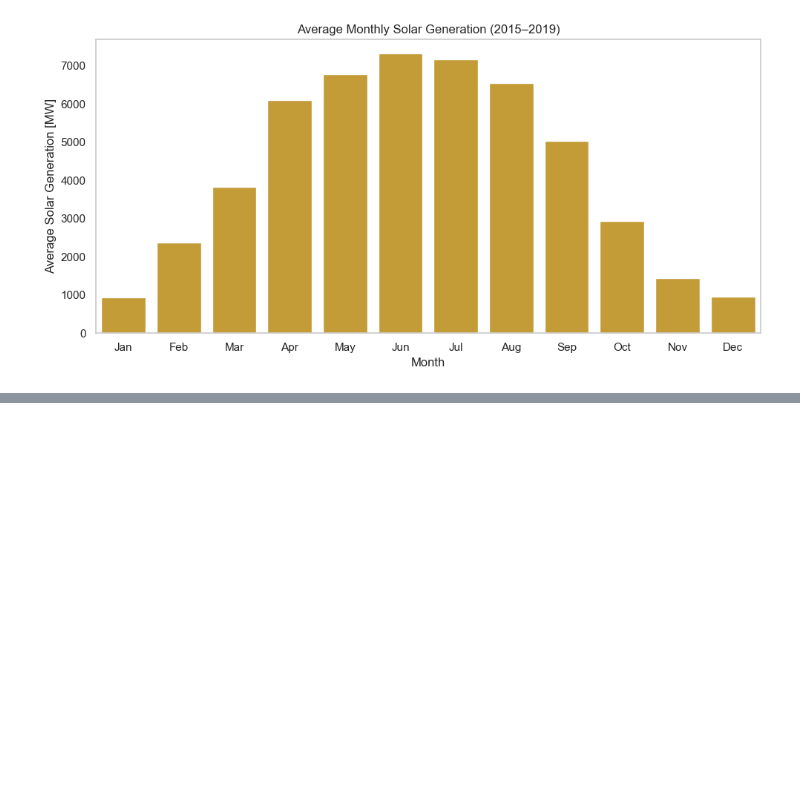
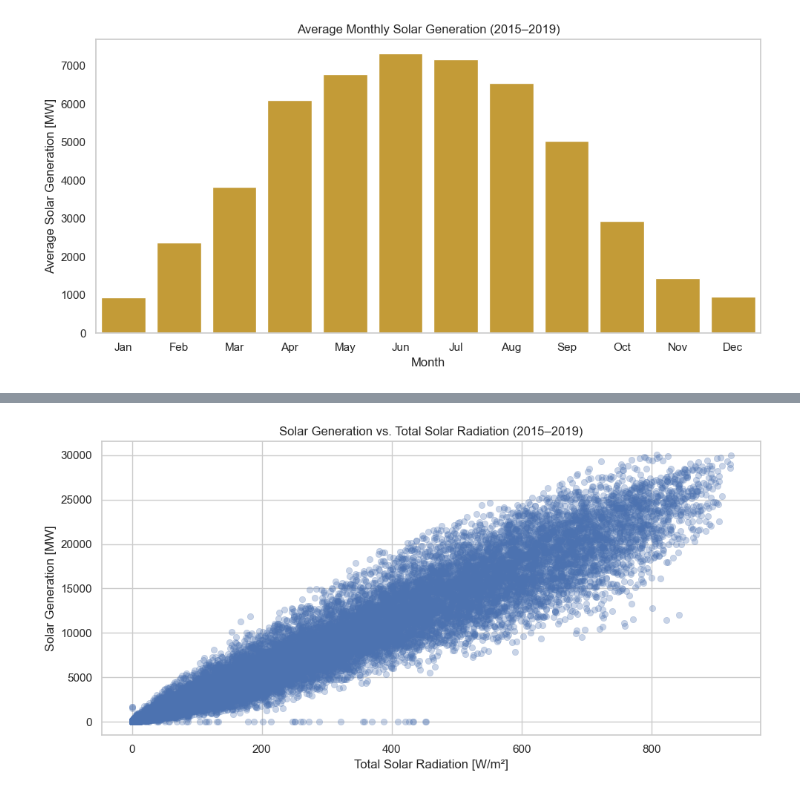
Before and after one commit to feizicodes/ml-netload-prediction, a Jupyter notebook: scr/EDA.de.ipynb, the cells around one changed output, grey strips where cells are left out. Cells and saved outputs as stored; diff of their text form; code cells hidden in the pictures; blank space fills up the shorter version.

```diff
--- a/scr/EDA.de.ipynb
+++ b/scr/EDA.de.ipynb
@@ -47,0 +102,21 @@ plt.show()
+# %%
+# Plot 4: Scatterplot – Solarproduktion vs. Gesamtstrahlung
+
+# Streudiagramm erstellen
+plt.figure(figsize=(10, 5))
+sns.scatterplot(
+    x="radiation_total",
+    y="DE_solar_generation_actual",
+    data=df,
+    alpha=0.3,
+    edgecolor=None
+)
+
+plt.title("Solar Generation vs. Total Solar Radiation (2015–2019)")
+plt.xlabel("Total Solar Radiation [W/m²]")
+plt.ylabel("Solar Generation [MW]")
+plt.grid(True)
+plt.tight_layout()
+plt.show()
+# %% [output]
+[figure, added]
```
Also changed, not shown: parts of 7 cells of this notebook, 1 other file.
